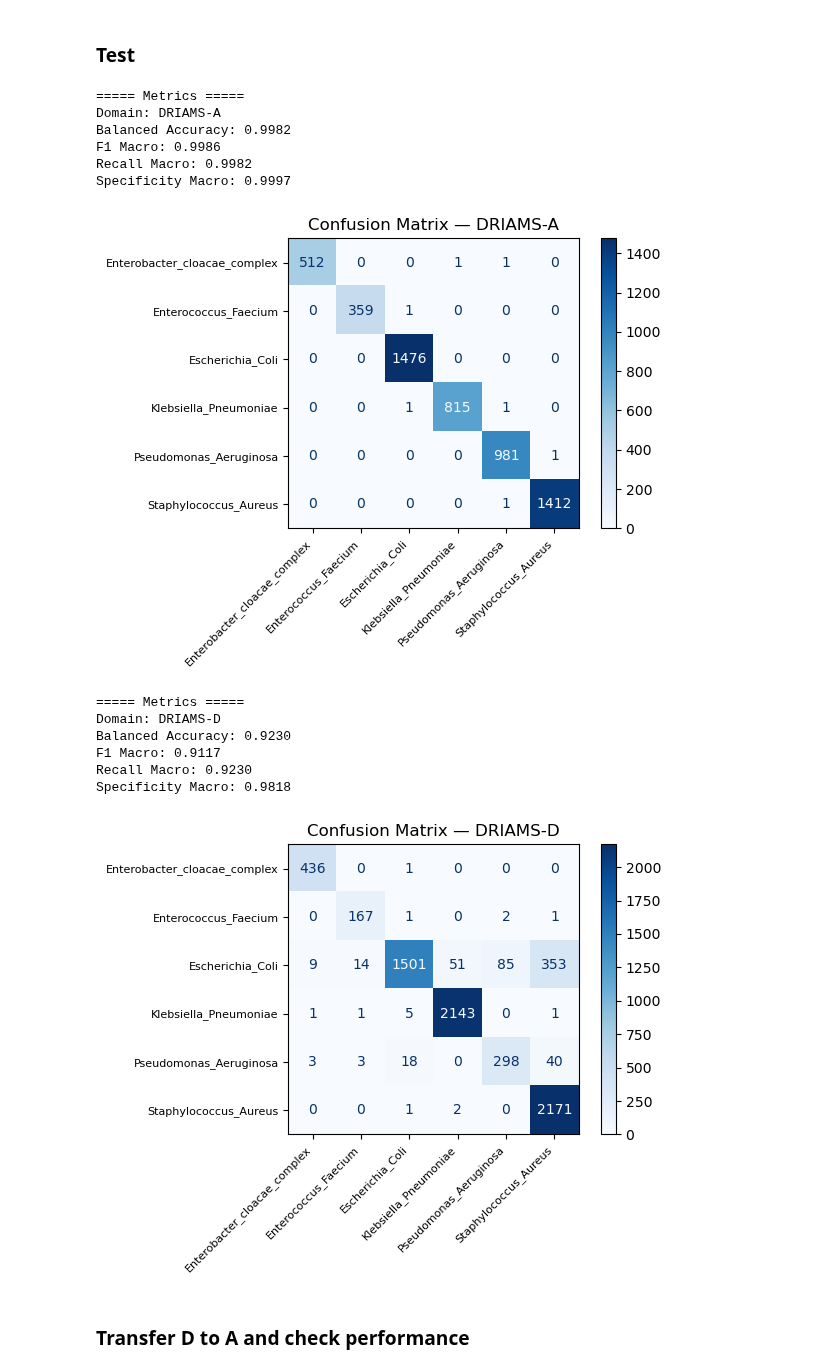
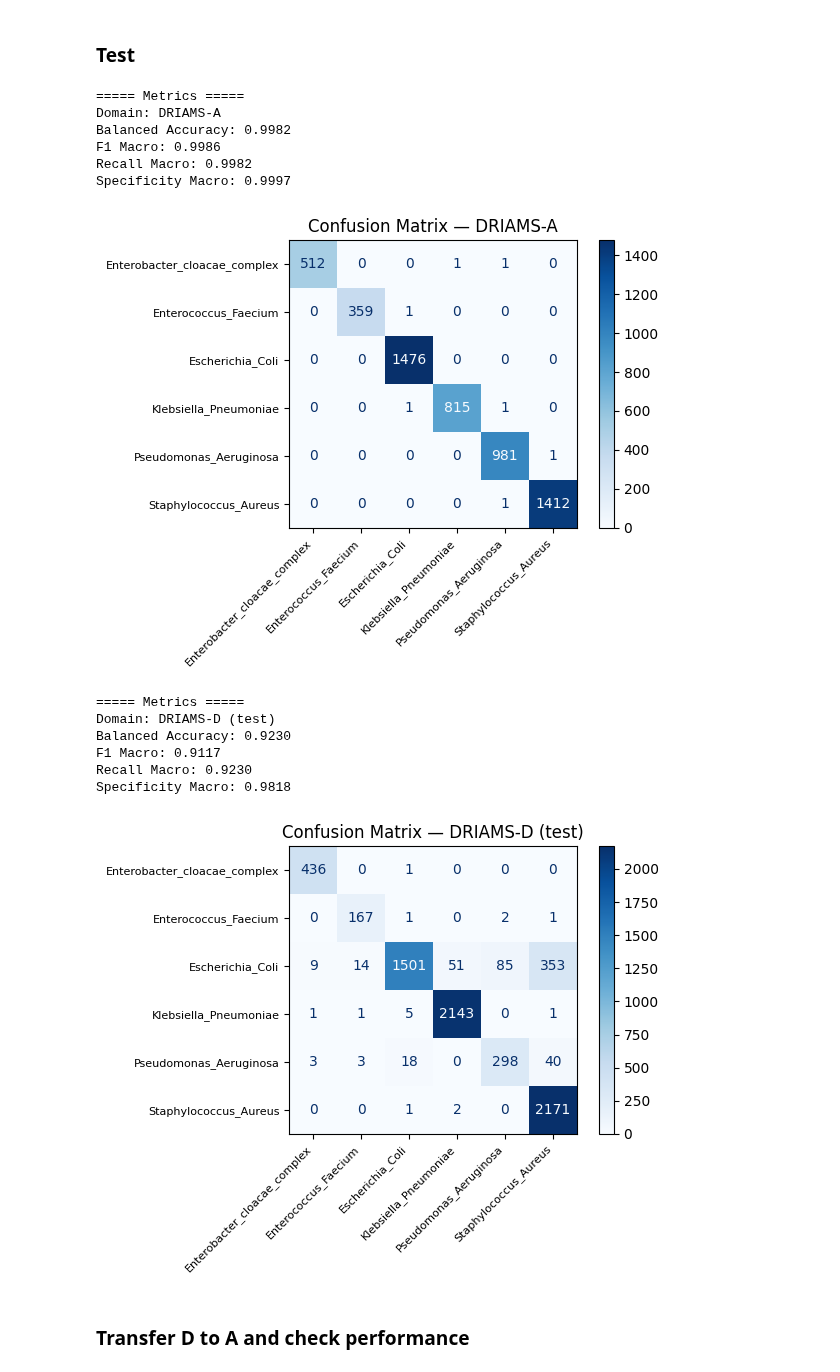
Before and after one commit to alexgaarciia/MALDIAlign, a Jupyter notebook: experiments/notebooks/style_transfer/style_transfer_multidecoder_prior.ipynb, the cells around one changed output. Saved outputs shown, nothing was run; the diff lists cells and outputs as text; code cells hidden in the pictures.

```diff
--- a/experiments/notebooks/style_transfer/style_transfer_multidecoder_prior.ipynb
+++ b/experiments/notebooks/style_transfer/style_transfer_multidecoder_prior.ipynb
@@ -611,40 +610,40 @@ X_train, X_test, y_train, y_test = train_test_split(
 # %% [markdown]
 ### Train
 # %%
-rf_final = RandomForestClassifier(
+rf_driamsA = RandomForestClassifier(
     n_estimators=200,
     max_depth=20,
     class_weight="balanced_subsample",
     n_jobs=-1,
     random_state=42
 )
-rf_final.fit(X_train, y_train)
+rf_driamsA.fit(X_train, y_train)
 # %% [output]
 RandomForestClassifier(class_weight='balanced_subsample', max_depth=20,
                        n_estimators=200, n_jobs=-1, random_state=42)
 # %% [markdown]
 ### Test
 # %%
-metricsA = metrics_report(X_test, y_test, rf_final, "DRIAMS-A")
-metricsD = metrics_report(dataD, labelD, rf_final, "DRIAMS-D")
+metricsA = metrics_report(X_test, y_test, rf_driamsA, "DRIAMS-A")
+metricsD = metrics_report(dataD, labelD, rf_driamsA, "DRIAMS-D (test)")
 
 print_metrics(metricsA)
 print_metrics(metricsD)
 # %% [output]
 ===== Metrics =====
 Domain: DRIAMS-A
 Balanced Accuracy: 0.9982
 F1 Macro: 0.9986
 Recall Macro: 0.9982
 Specificity Macro: 0.9997
-[figure, old version]
+[figure, new version]
 ===== Metrics =====
-Domain: DRIAMS-D
+Domain: DRIAMS-D (test)
 Balanced Accuracy: 0.9230
 F1 Macro: 0.9117
 Recall Macro: 0.9230
 Specificity Macro: 0.9818
-[figure, old version]
+[figure, new version]
 # %% [markdown]
 ### Transfer D to A and check performance
 # %%
```
Also changed, not shown: parts of 10 cells of this notebook.
